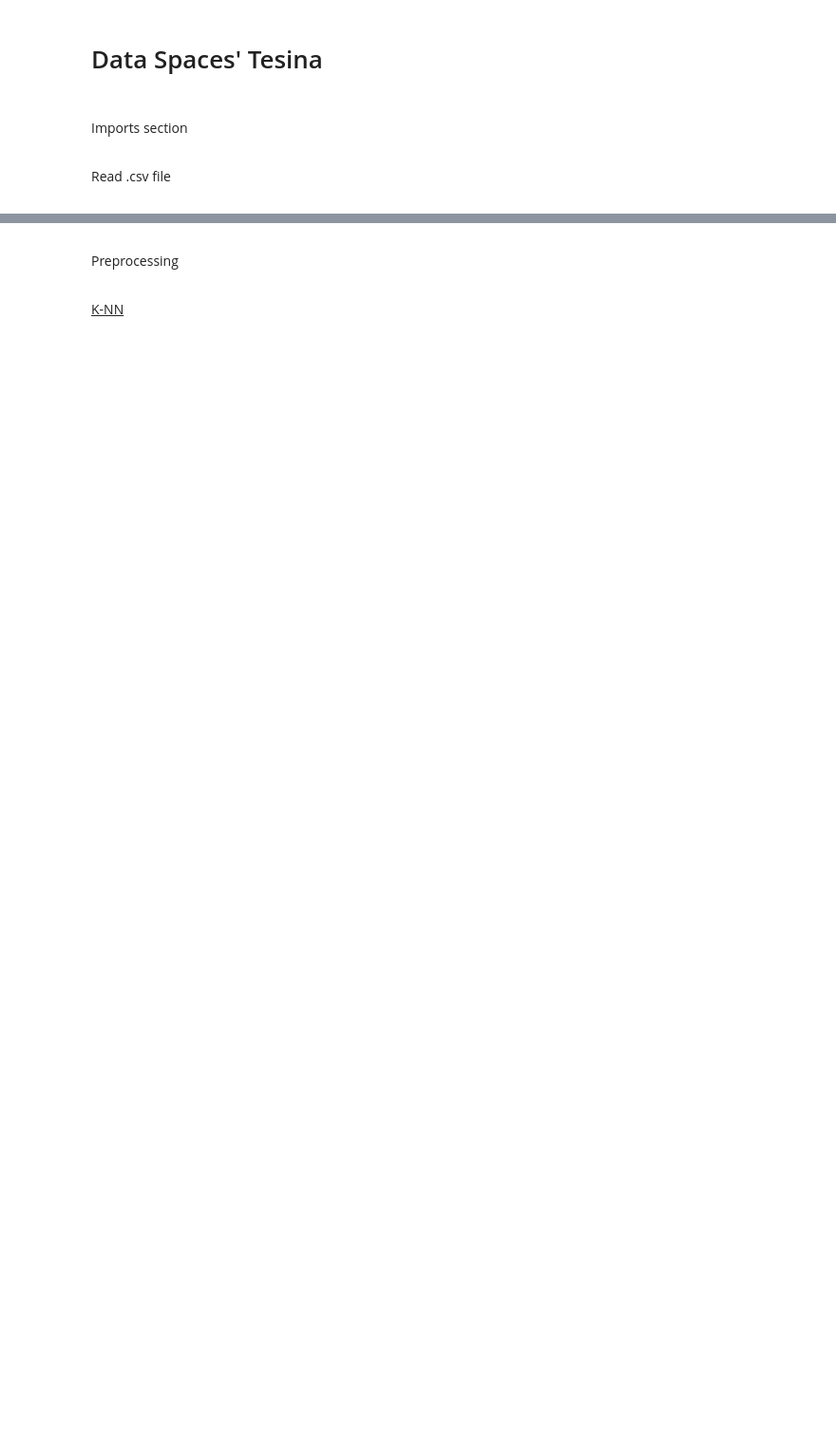
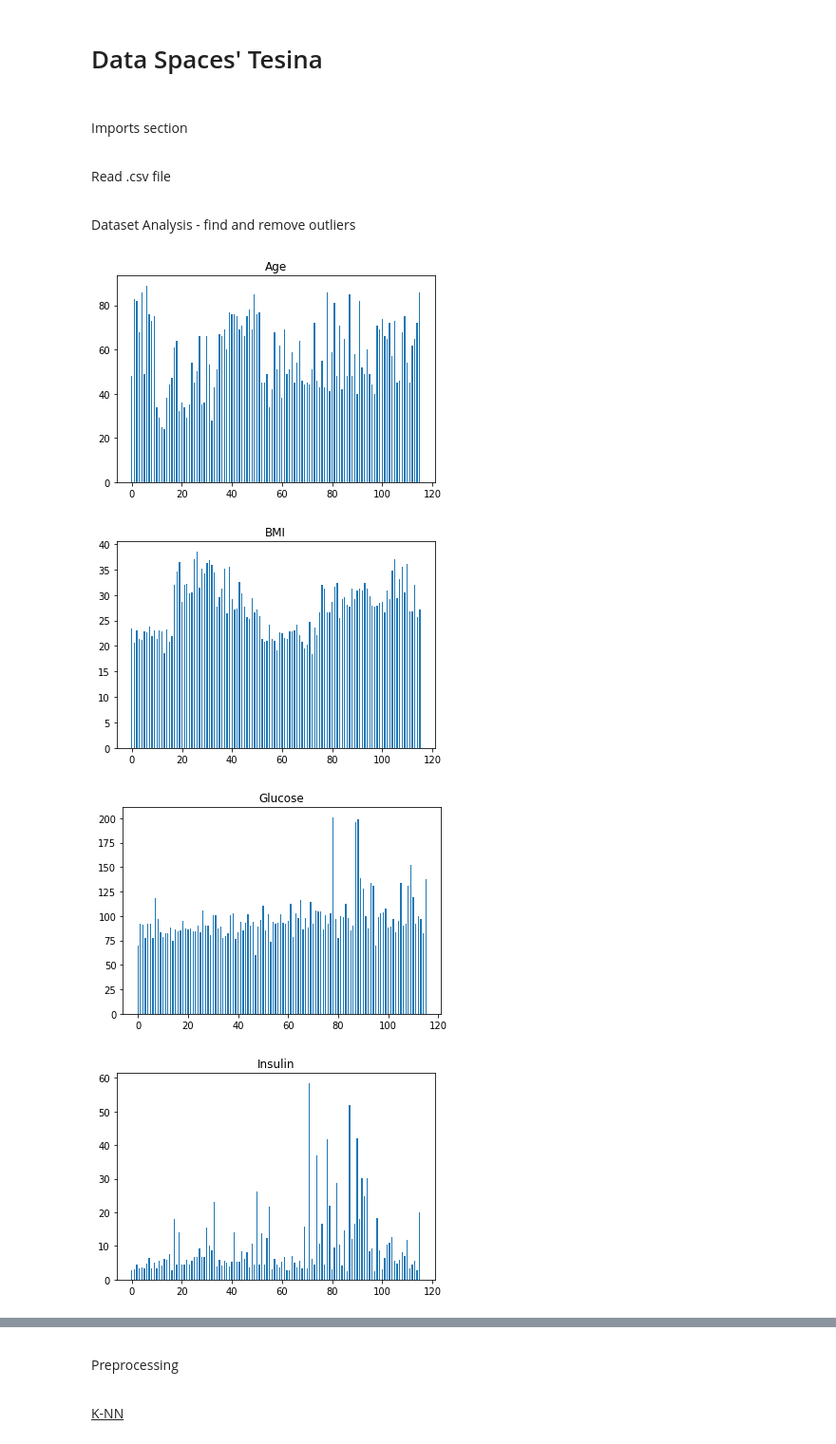
Before and after one commit to Vaelthur/DataSpaces_Tesina, a Jupyter notebook: DS_Tesina.ipynb, the cells around one changed output, grey strips where cells are left out. Shown: that part at 95% size. Cells and saved outputs as stored; diff of their text form; code cells hidden in the pictures; blank space fills up the shorter version.

Commit message:
Find outliers first step

```diff
--- a/DS_Tesina.ipynb
+++ b/DS_Tesina.ipynb
@@ -30,0 +19,26 @@ data = np.loadtxt(file, delimiter=",", dtype=None, encoding=None, usecols=(0,1,2
+# %%
+filename = "dataR2.csv"
+file = open(filename, "r")
+
+labels = np.loadtxt(file, delimiter=",", dtype='str', encoding=None, usecols=(0,1,2,3,4,5,6,7,8,9), max_rows=1)
+data = np.loadtxt(file, delimiter=",", dtype=None, encoding=None, usecols=(0,1,2,3,4,5,6,7,8,9))
+data = pd.DataFrame(data = data, columns=labels)
+
+# Let's divide data into source and target (respectively X and Y)
+X = data.iloc[:, 0:9]
+Y = data.iloc[:, 9]
+
+# records with the classification as "1" are Healthy Controls, "2" means Patients.
+# %% [markdown]
+<p>Dataset Analysis - find and remove outliers</p>
+# %%
+# find outliers
+for feature in X.columns:
+    plt.bar(np.arange(X.shape[0]), X[feature], 0.5)
+    plt.title(feature)
+    plt.show()
+# %% [output]
+[figure, added]
+[figure, added]
+[figure, added]
+[figure, added]
```
Also changed, not shown: parts of 9 cells of this notebook.
